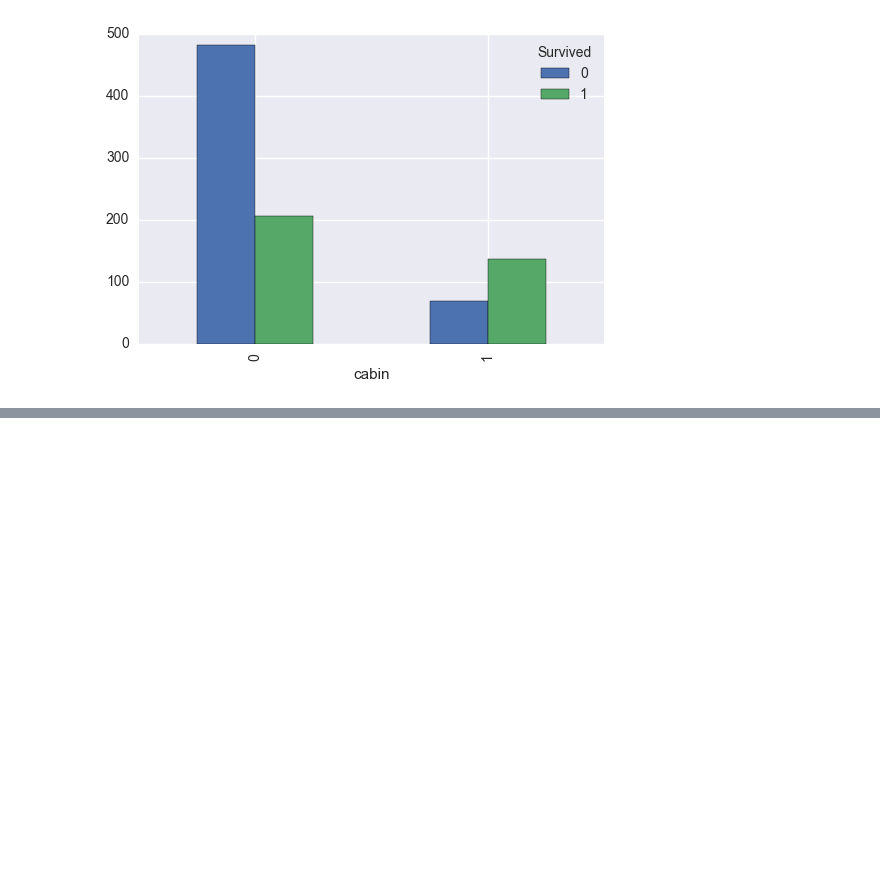
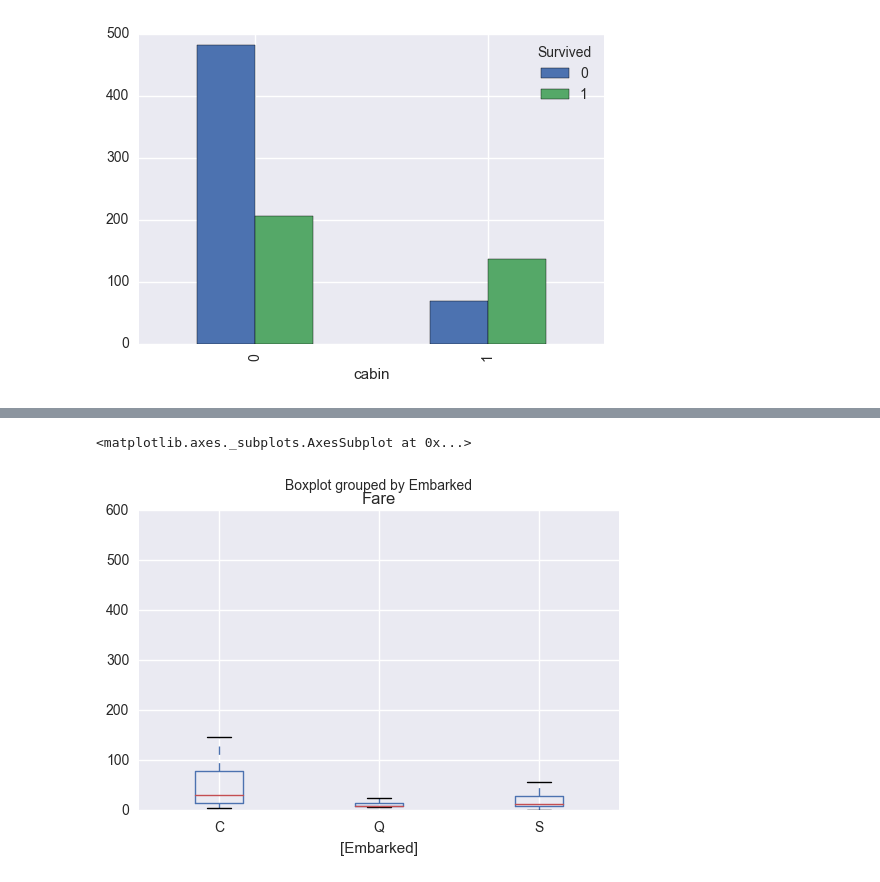
Before and after one commit to smkim235/kaggle, a Jupyter notebook: titanic_survival/1. Titanic - Data Exploration.ipynb, the cells around one changed output, grey strips where cells are left out. Drawn from its saved outputs; the diff is of its cells as text; code cells hidden in the pictures; blank space fills up the shorter version.

```diff
--- a/titanic_survival/1. Titanic - Data Exploration.ipynb
+++ b/titanic_survival/1. Titanic - Data Exploration.ipynb
@@ -226,0 +249,5 @@ df.groupby(['cabin', 'Survived']).size().unstack().plot(kind='bar')
+# %%
+df[['Embarked','Fare']].boxplot(by='Embarked')
+# %% [output]
+<matplotlib.axes._subplots.AxesSubplot at 0x...>
+[figure, added]
```
Also changed, not shown: parts of 7 cells of this notebook, 1 other file.
